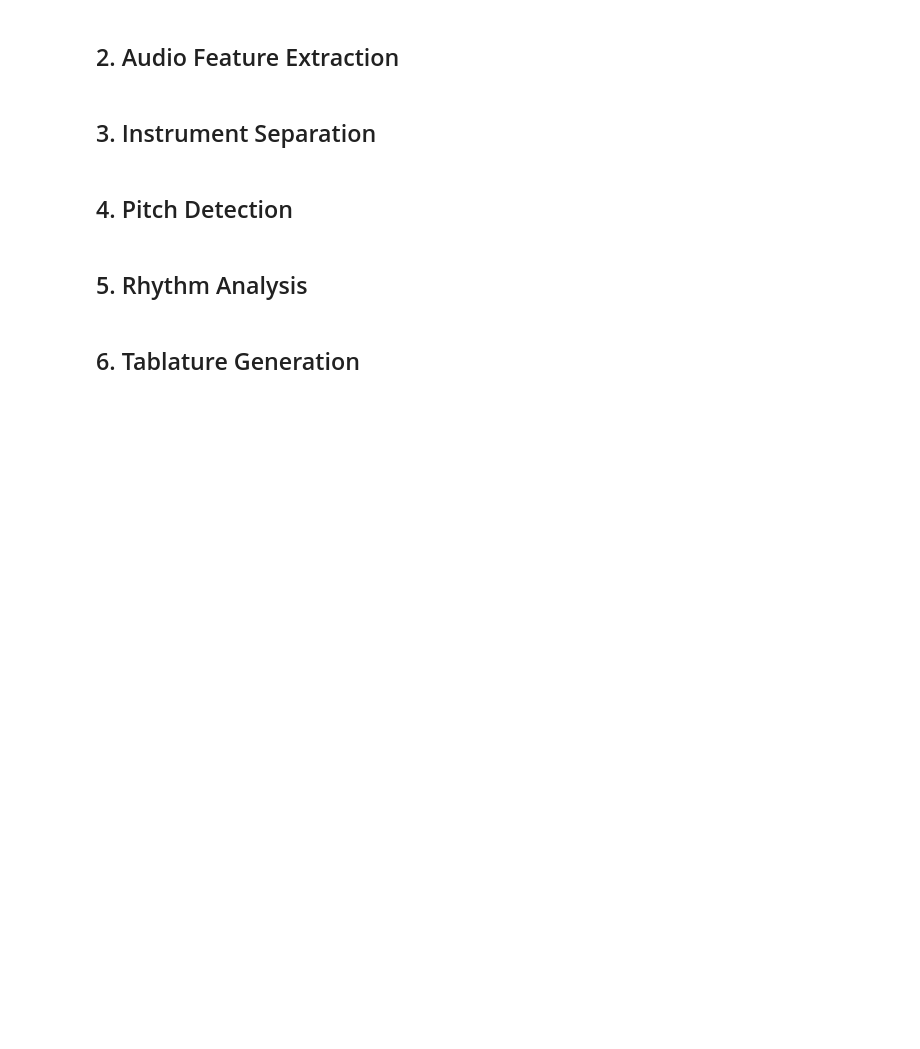
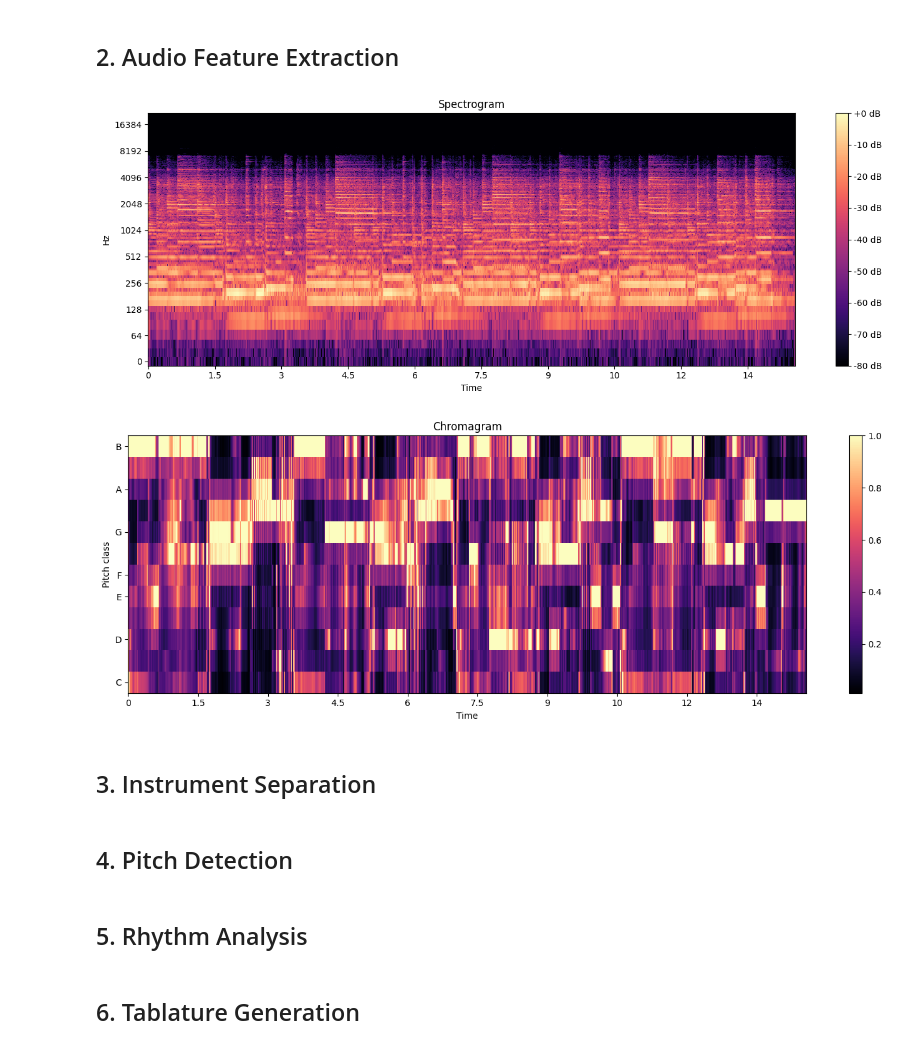
Before and after one commit to ersatzavian/autotablature, a Jupyter notebook: notebooks/audio_analysis_training.ipynb, the cells around one changed output. Drawn from its saved outputs; the diff is of its cells as text; code cells hidden in the pictures; blank space fills up the shorter version.

```diff
--- a/notebooks/audio_analysis_training.ipynb
+++ b/notebooks/audio_analysis_training.ipynb
@@ -65,25 +67,28 @@ else:
 # %%
 # Preprocess audio
 if 'audio' in locals():
     # Extract features
-    features = audio_processor.preprocess((audio, sr))
+    features = audio_processor.preprocess(audio)
 
     # Display spectrogram
     plt.figure(figsize=(14, 5))
     D = librosa.amplitude_to_db(np.abs(features['stft']), ref=np.max)
     librosa.display.specshow(D, y_axis='log', x_axis='time', sr=sr)
     plt.colorbar(format='%+2.0f dB')
     plt.title('Spectrogram')
     plt.tight_layout()
     plt.show()
 
     # Display chromagram
     plt.figure(figsize=(14, 5))
     librosa.display.specshow(features['chroma'], y_axis='chroma', x_axis='time', sr=sr)
     plt.colorbar()
     plt.title('Chromagram')
     plt.tight_layout()
     plt.show()
+# %% [output]
+[figure, added]
+[figure, added]
 # %% [markdown]
 ## 3. Instrument Separation
 # %%
```
Also changed, not shown: parts of 1 cell of this notebook, 2 other files.
